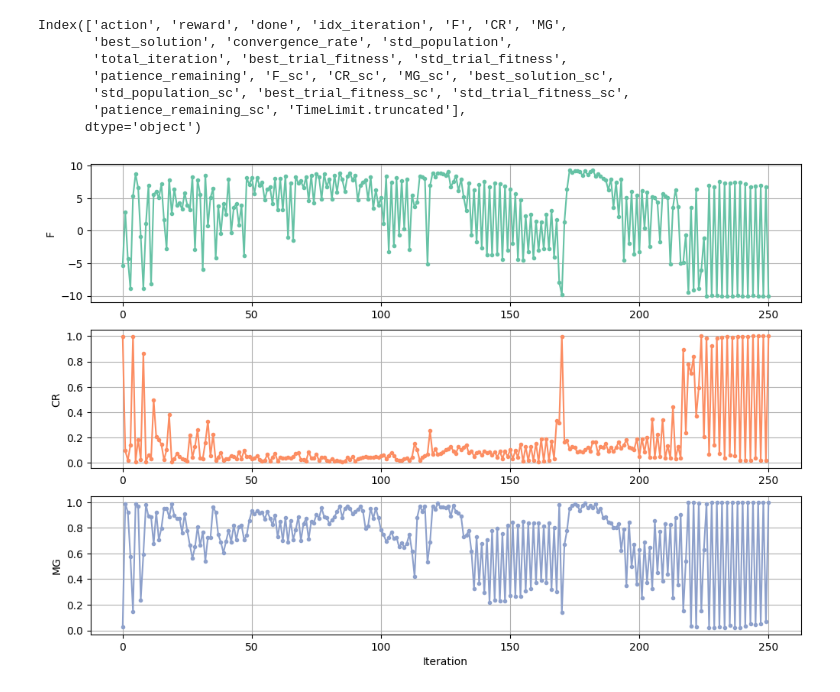
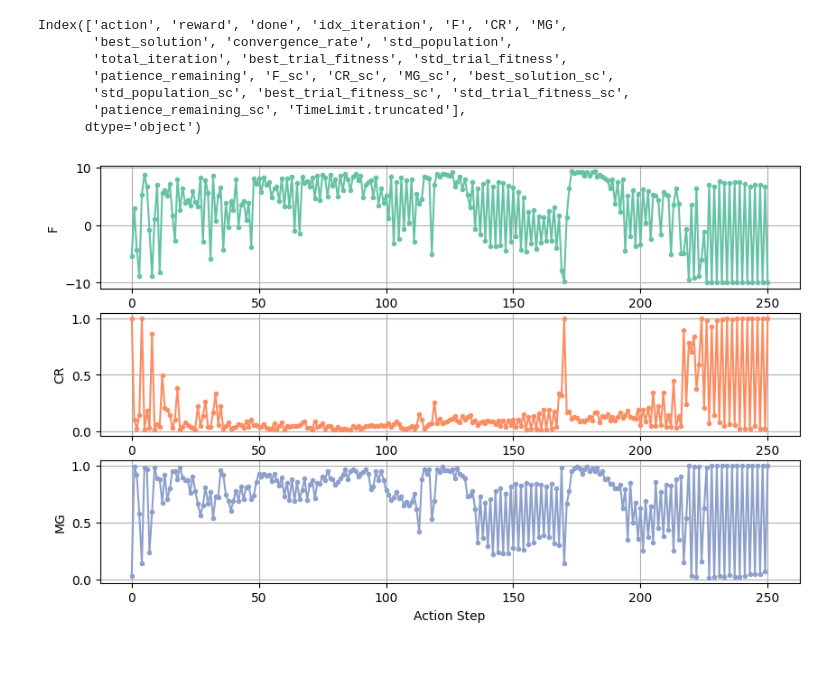
Before and after one commit to warisa-cmu/rl-meta-test, a Jupyter notebook: src/P02_MSIE/T11_refactor/replay_experience.ipynb, the cells around one changed output. Saved outputs shown, nothing was run; the diff lists cells and outputs as text; code cells hidden in the pictures; blank space fills up the shorter version.

Commit message:
Add Figures

```diff
--- a/src/P02_MSIE/T11_refactor/replay_experience.ipynb
+++ b/src/P02_MSIE/T11_refactor/replay_experience.ipynb
@@ -49,12 +49,12 @@ Episode Reward: 36.547205, Episode Length: 252, Best Solution: 191.8136197786559
 # %%
 print(f"Best global solution: {min(global_solution_history)}")
 # Plot results
-fig, ax = plt.subplots(1, figsize=(10, 5))
+fig, ax = plt.subplots(1, figsize=(8, 4))
 x = np.arange(len(global_solution_history))
 y1 = np.array(global_solution_history)
 y2 = np.array(fitness_trial_history)
-ax.plot(x, y1, marker=".", label="Best Solution")
-ax.plot(x, y2, marker=".", label="Fitness Trial", alpha=0.6)
+ax.plot(x, y1, marker=".", label="Global Solution")
+ax.plot(x, y2, marker=".", label="Best Fitness Trial", alpha=0.6)
 ax.set(
     xlabel="Iteration",
     ylabel="Solution Value (km)",
@@ -64,6 +64,7 @@ ax.legend()
 # fig.savefig(f"{CURRENT_DIR}/_tmp/plot_{datetime_now}_{it:05d}.png",
 #     dpi=300,
 # )
+
 fig.savefig(f"{CURRENT_DIR}/figures/plot_{folder}_{it:05d}.png",
     dpi=300,bbox_inches='tight',
 )
@@ -111,17 +112,17 @@ Index(['action', 'reward', 'done', 'idx_iteration', 'F', 'CR', 'MG',
 # %%
 # Plot F, CR, MG over time in 3 subplots
 values = ["F", "CR", "MG"]
-fig, axes = plt.subplots(3, 1, figsize=(12,8))
+fig, axes = plt.subplots(3, 1, figsize=(10,6))
 
 # dfp[values].plot(figsize=(12,8), marker=".", subplots=True, ax=ax)
 colors = sns.color_palette("Set2", 3)
 for i, value in enumerate(values):
     ax = axes[i]
     ax.plot( exp[value], marker=".", color=colors[i])
     ax.set_ylabel(value)
     ax.grid(True)
 
-axes[-1].set_xlabel("Iteration")
+axes[-1].set_xlabel("Action Step")
 fig.savefig("figures/parameter_evolution.png", dpi=300, bbox_inches='tight')
 # %% [output]
-[figure, old version]
+[figure, new version]
```
Also changed, not shown: parts of 1 cell of this notebook, 5 other files.
